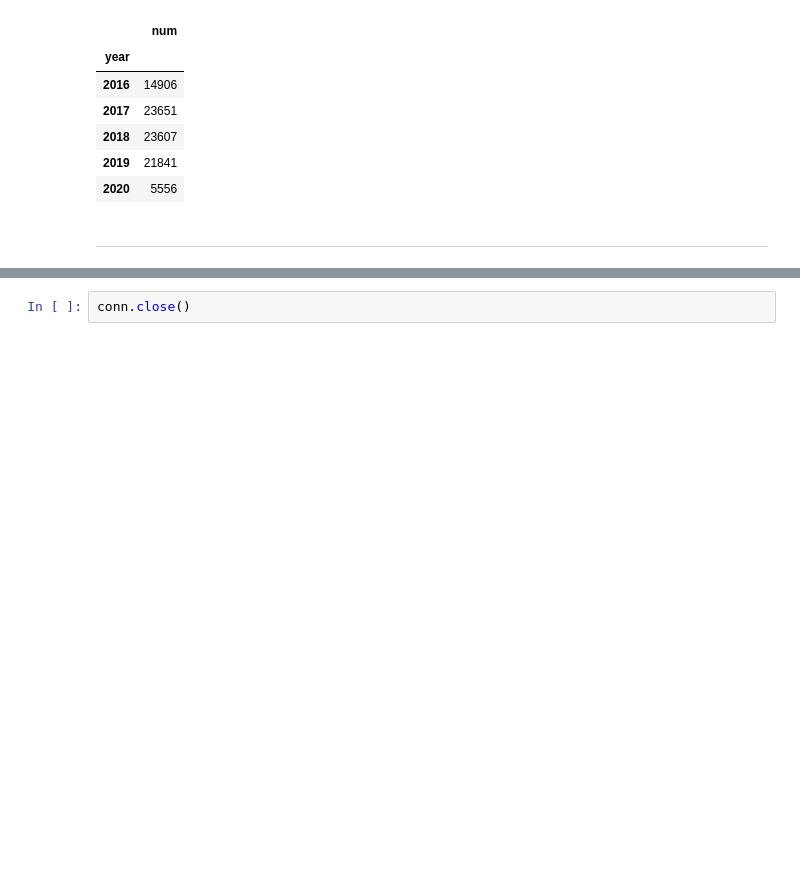
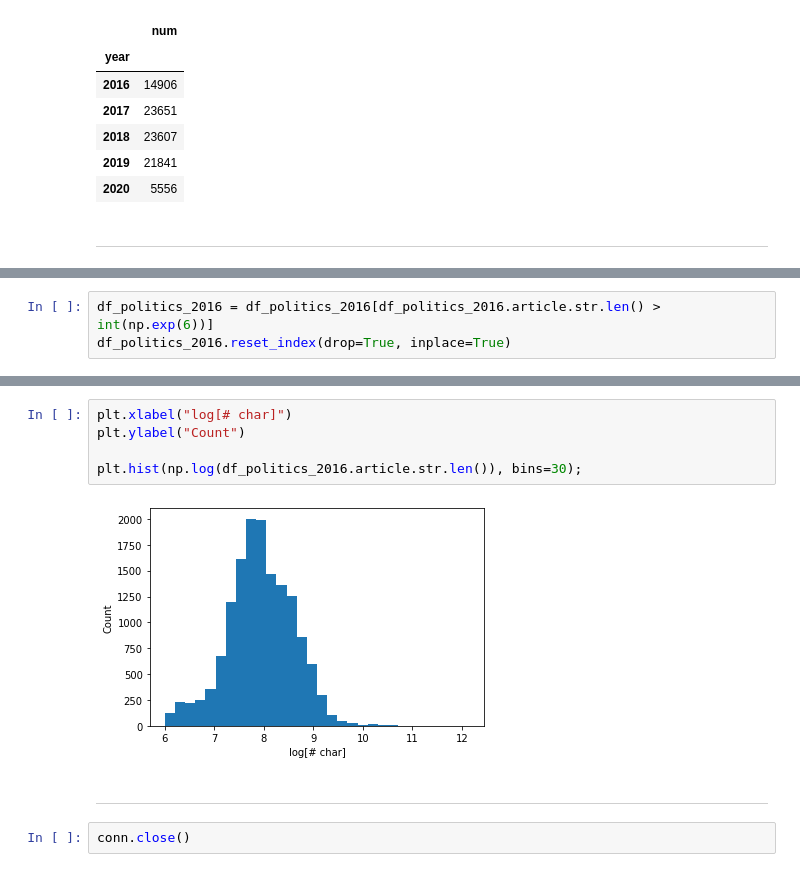
Before and after one commit to gitabaz/erdos_nlp, a Jupyter notebook: news_EDA.ipynb, the cells around one changed output, grey strips where cells are left out. Cells and saved outputs as stored; diff of their text form; blank space fills up the shorter version.

```diff
--- a/news_EDA.ipynb
+++ b/news_EDA.ipynb
@@ -161,0 +308,3 @@ df_politics_year
+# %%
+df_politics_2016 = df_politics_2016[df_politics_2016.article.str.len() > int(np.exp(6))]
+df_politics_2016.reset_index(drop=True, inplace=True)
@@ -162,2 +327,11 @@ df_politics_year
+# %%
+plt.xlabel("log[# char]")
+plt.ylabel("Count")
+
+plt.hist(np.log(df_politics_2016.article.str.len()), bins=30);
+# %% [output]
+[figure, added]
+# %% [markdown]
+---
 # %%
 conn.close()
```
Also changed, not shown: parts of 32 cells of this notebook.
